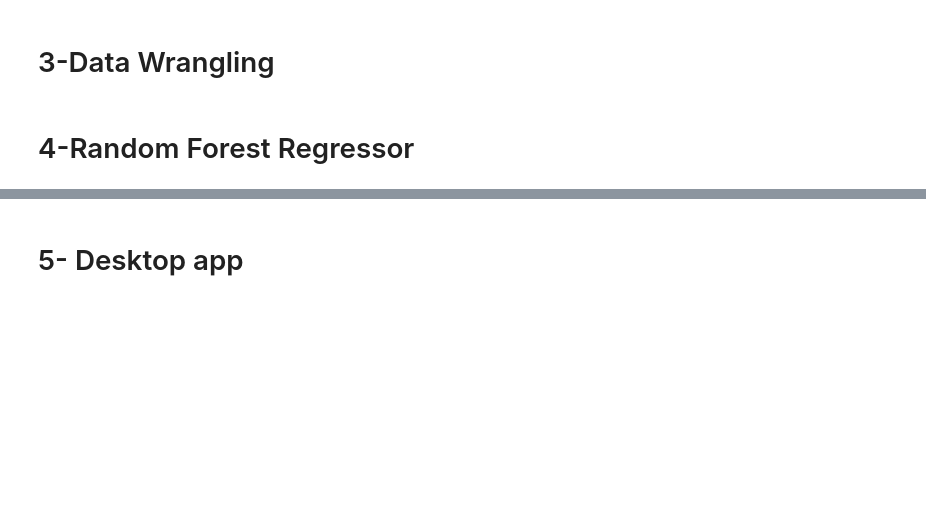
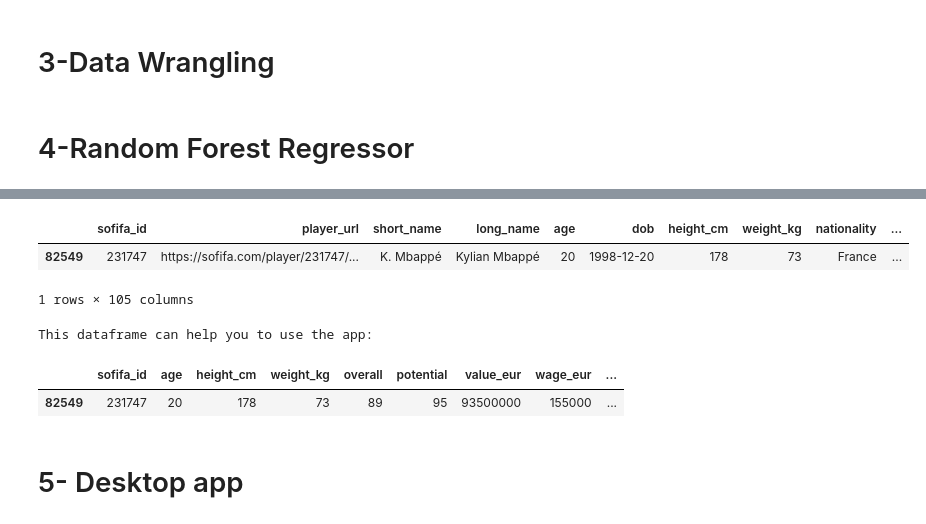
Before and after one commit to JCGlez93/Predicting_FIFA_players_value, a Jupyter notebook: Model_for_app.ipynb, the cells around one changed output, grey strips where cells are left out. Drawn from its saved outputs; the diff is of its cells as text; code cells hidden in the pictures; blank space fills up the shorter version.

```diff
--- a/Model_for_app.ipynb
+++ b/Model_for_app.ipynb
@@ -197,3 +237,20 @@ Media de la diferencia entre predicción y valor real:3.4771698387801564
+# %%
+Mbappe = raw_data[raw_data['value_eur']  ==  93500000]
+display(Mbappe)
+# %% [output]
+|  | sofifa_id | player_url | short_name | long_name | age | dob | height_cm | weight_kg | nationality | ... |
+| 82549 | 231747 | https://sofifa.com/player/231747/... | K. Mbappé | Kylian Mbappé | 20 | 1998-12-20 | 178 | 73 | France | ... |
+1 rows × 105 columns
+# %%
+pd.set_option('display.max_columns',None)
+
+Mbappe = Mbappe.select_dtypes(exclude =['object'] )
+print(f'This dataframe can help you to use the app:')
+display(Mbappe)
+# %% [output]
+This dataframe can help you to use the app:
+|  | sofifa_id | age | height_cm | weight_kg | overall | potential | value_eur | wage_eur | ... |
+| 82549 | 231747 | 20 | 178 | 73 | 89 | 95 | 93500000 | 155000 | ... |
 # %% [markdown]
 # 5- Desktop app
 # %%
```
Also changed, not shown: parts of 6 cells of this notebook, 3 other files.
